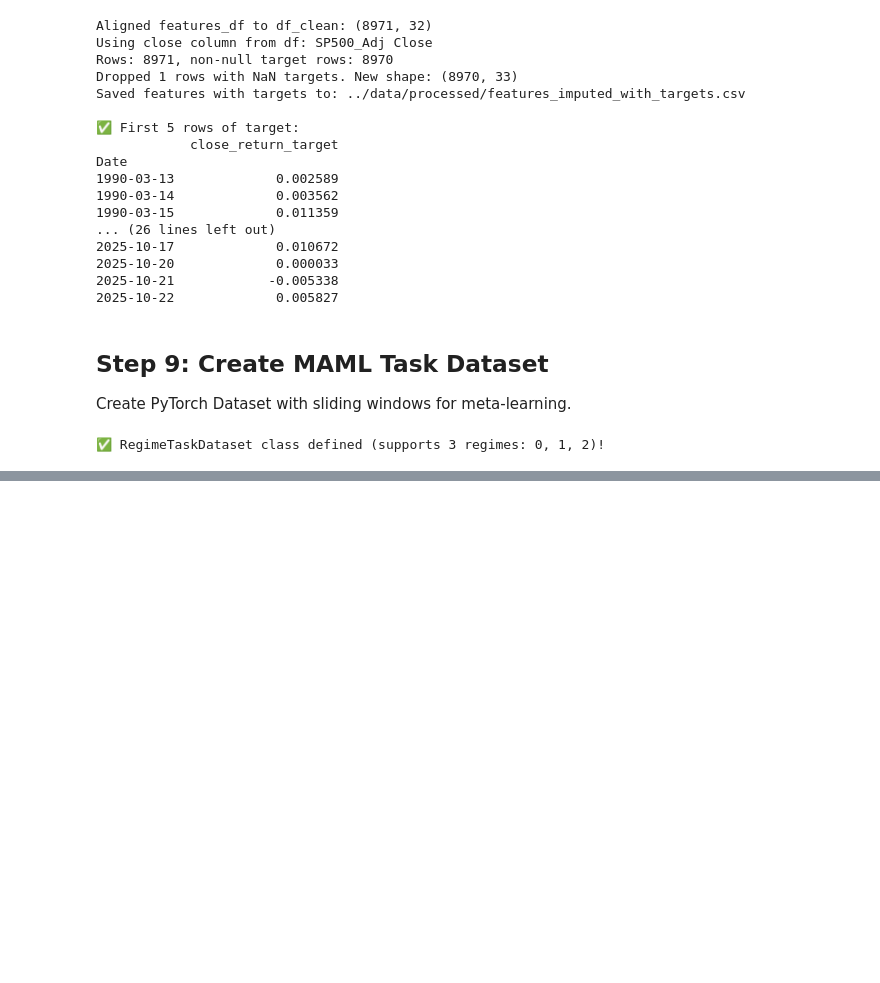
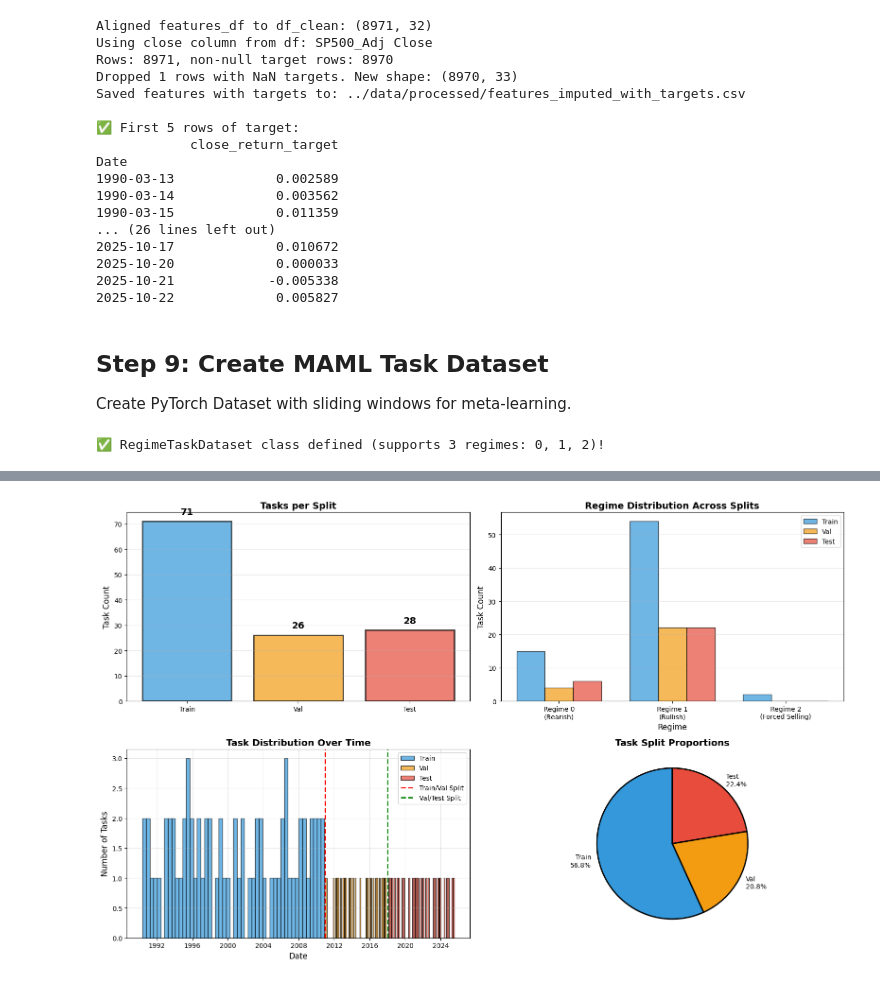
Before and after one commit to aaronmat1905/maml-dynamic-portfolio-allocation, a Jupyter notebook: notebooks/Epic_1_3_MA_Crossover_Alternative.ipynb, the cells around one changed output, grey strips where cells are left out. Drawn from its saved outputs; the diff is of its cells as text; code cells hidden in the pictures; blank space fills up the shorter version.

Commit message:
Added the train/val/test slits

```diff
--- a/notebooks/Epic_1_3_MA_Crossover_Alternative.ipynb
+++ b/notebooks/Epic_1_3_MA_Crossover_Alternative.ipynb
@@ -954,0 +689,15 @@ MA + VIX 3-REGIME DETECTION - FINAL SUMMARY
+# %%
+# Recreate dataset with stride=40 (no leakage)
+dataset = RegimeTaskDataset(
+    segments=segments,
+    features_df=features_df,
+    support_size=30,
+    query_size=10,
+    stride=40  # Fixed: stride = window_size
+)
+
+print(f"✅ Dataset recreated with stride=40 (no leakage)")
+print(f"   Total tasks: {len(dataset)} (reduced from 198)")
+print(f"   Regime 0: {sum(1 for i in range(len(dataset)) if dataset.tasks[i]['regime_label'] == 0)}")
+print(f"   Regime 1: {sum(1 for i in range(len(dataset)) if dataset.tasks[i]['regime_label'] == 1)}")
+print(f"   Regime 2: {sum(1 for i in range(len(dataset)) if dataset.tasks[i]['regime_label'] == 2)}")
@@ -954,0 +989,78 @@ MA + VIX 3-REGIME DETECTION - FINAL SUMMARY
+# %%
+from matplotlib import pyplot as plt
+fig, axes = plt.subplots(2, 2, figsize=(16, 10))
+
+# Plot 1: Task counts per split
+splits = ['Train', 'Val', 'Test']
+counts = [len(train_task_ids), len(val_task_ids), len(test_task_ids)]
+colors = ['#3498db', '#f39c12', '#e74c3c']
+
+axes[0, 0].bar(splits, counts, color=colors, alpha=0.7, edgecolor='black', linewidth=2)
+for i, (split, count) in enumerate(zip(splits, counts)):
+    axes[0, 0].text(i, count + 2, str(count), ha='center', va='bottom',
+                     fontsize=14, fontweight='bold')
+axes[0, 0].set_ylabel('Task Count', fontsize=12)
+axes[0, 0].set_title('Tasks per Split', fontsize=14, fontweight='bold')
+axes[0, 0].grid(True, axis='y', alpha=0.3)
+
+# Plot 2: Regime distribution per split
+regime_labels = ['Regime 0\n(Bearish)', 'Regime 1\n(Bullish)', 'Regime 2\n(Forced Selling)']
+x = np.arange(len(regime_labels))
+width = 0.25
+
+train_regime_counts = [train_regimes[0], train_regimes[1], train_regimes[2]]
+val_regime_counts = [val_regimes[0], val_regimes[1], val_regimes[2]]
+test_regime_counts = [test_regimes[0], test_regimes[1], test_regimes[2]]
+
+axes[0, 1].bar(x - width, train_regime_counts, width, label='Train',
+               color='#3498db', alpha=0.7, edgecolor='black')
+axes[0, 1].bar(x, val_regime_counts, width, label='Val',
+               color='#f39c12', alpha=0.7, edgecolor='black')
+axes[0, 1].bar(x + width, test_regime_counts, width, label='Test',
+               color='#e74c3c', alpha=0.7, edgecolor='black')
+
+axes[0, 1].set_xlabel('Regime', fontsize=12)
+axes[0, 1].set_ylabel('Task Count', fontsize=12)
+axes[0, 1].set_title('Regime Distribution Across Splits', fontsize=14, fontweight='bold')
+axes[0, 1].set_xticks(x)
+axes[0, 1].set_xticklabels(regime_labels)
+axes[0, 1].legend()
+axes[0, 1].grid(True, axis='y', alpha=0.3)
+
+# Plot 3: Timeline visualization (tasks over time)
+task_start_dates = [features_df.index[dataset.tasks[i]['start_idx']] for i in range(len(dataset))]
+train_dates = [task_start_dates[i] for i in train_task_ids]
+val_dates = [task_start_dates[i] for i in val_task_ids]
+test_dates = [task_start_dates[i] for i in test_task_ids]
+
+# Create histogram of tasks over time
+axes[1, 0].hist(train_dates, bins=50, alpha=0.7, label='Train', color='#3498db', edgecolor='black')
+axes[1, 0].hist(val_dates, bins=50, alpha=0.7, label='Val', color='#f39c12', edgecolor='black')
+axes[1, 0].hist(test_dates, bins=50, alpha=0.7, label='Test', color='#e74c3c', edgecolor='black')
+
+# Add vertical lines for split boundaries
+axes[1, 0].axvline(TRAIN_END, color='red', linestyle='--', linewidth=2, label='Train/Val Split')
+axes[1, 0].axvline(VAL_END, color='green', linestyle='--', linewidth=2, label='Val/Test Split')
+
+axes[1, 0].set_xlabel('Date', fontsize=12)
+axes[1, 0].set_ylabel('Number of Tasks', fontsize=12)
+axes[1, 0].set_title('Task Distribution Over Time', fontsize=14, fontweight='bold')
+axes[1, 0].legend()
+axes[1, 0].grid(True, alpha=0.3)
+
+# Plot 4: Percentage breakdown
+percentages = [train_pct, val_pct, test_pct]
+axes[1, 1].pie(percentages, labels=[f'Train\n{train_pct:.1f}%',
+                                     f'Val\n{val_pct:.1f}%',
+                                     f'Test\n{test_pct:.1f}%'],
+               colors=colors, autopct='', startangle=90,
+               wedgeprops={'edgecolor': 'black', 'linewidth': 2})
+axes[1, 1].set_title('Task Split Proportions', fontsize=14, fontweight='bold')
+
+plt.tight_layout()
+plt.savefig('../docs/figures/task_split_visualization.png', dpi=300, bbox_inches='tight')
+plt.show()
+
+print("✅ Split visualization saved to docs/figures/task_split_visualization.png")
+# %% [output]
+[figure, added]
```
Also changed, not shown: parts of 19 cells of this notebook.
